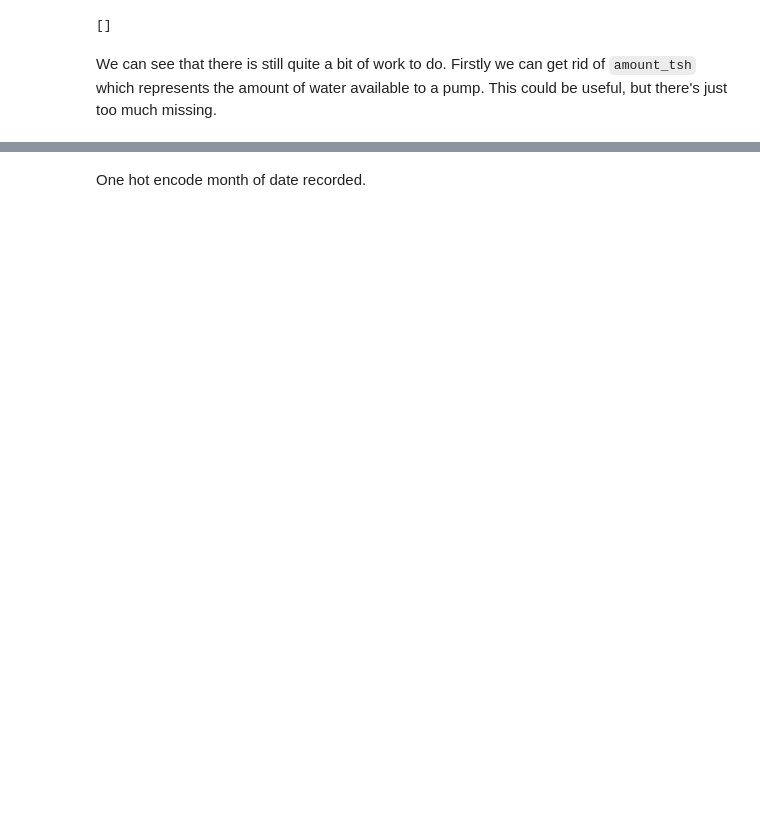
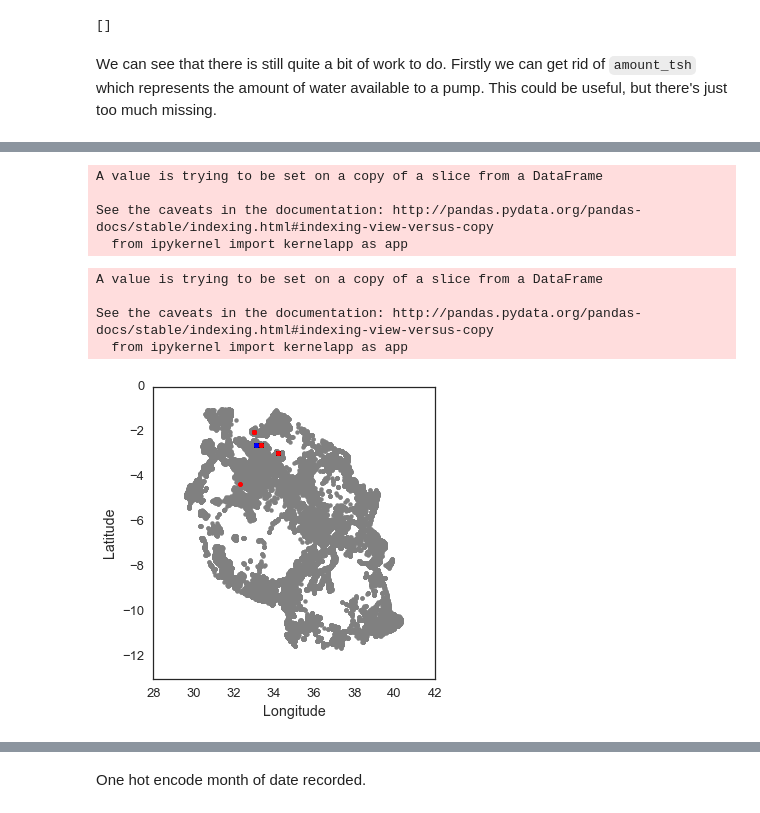
Before and after one commit to georgerichardson/pumpit, a Jupyter notebook: predictions.ipynb, the cells around one changed output, grey strips where cells are left out. Drawn from its saved outputs; the diff is of its cells as text; code cells hidden in the pictures; blank space fills up the shorter version.

```diff
--- a/predictions.ipynb
+++ b/predictions.ipynb
@@ -677,0 +703,38 @@ train_data.drop('amount_tsh', axis=1, inplace=True)
+# %%
+df = train_data.copy()
+# %%
+mask1 = pumpitup.flag_missing_s(df['longitude'])
+df['longitude'][mask1] = np.nan
+df.loc[mask1, 'longitude'] = df.groupby(['region', 'district_code']).transform('mean')
+mask2 = df['longitude'].isnull()
+df.loc[mask2, 'longitude'] = df.groupby(['region']).transform('mean')
+# %% [output]
+A value is trying to be set on a copy of a slice from a DataFrame
+
+See the caveats in the documentation: http://pandas.pydata.org/pandas-docs/stable/indexing.html#indexing-view-versus-copy
+  from ipykernel import kernelapp as app
+# %%
+mask3 = pumpitup.flag_missing_s(df['latitude'])
+df['latitude'][mask3] = np.nan
+df.loc[mask3, 'latitude'] = df.groupby(['region', 'district_code']).transform('mean')
+mask4 = df['latitude'].isnull()
+df.loc[mask4, 'latitude'] = df.groupby(['region']).transform('mean')
+# %% [output]
+A value is trying to be set on a copy of a slice from a DataFrame
+
+See the caveats in the documentation: http://pandas.pydata.org/pandas-docs/stable/indexing.html#indexing-view-versus-copy
+  from ipykernel import kernelapp as app
+# %%
+fig, ax = plt.subplots(1, 1, figsize=(5, 5))
+
+ax.scatter(df['longitude'], df['latitude'], color='gray', linewidth=0)
+ax.scatter(df['longitude'][mask1], df['latitude'][mask1], color='red', linewidth=0)
+ax.scatter(df['longitude'][mask2], df['latitude'][mask2], color='blue', linewidth=0)
+ax.set_ylim(-13, 0)
+ax.set_xlim(28, 42)
+ax.set_ylabel('Latitude')
+ax.set_xlabel('Longitude')
+
+plt.tight_layout()
+# %% [output]
+[figure, added]
```
Also changed, not shown: parts of 24 cells of this notebook, 1 other file.
